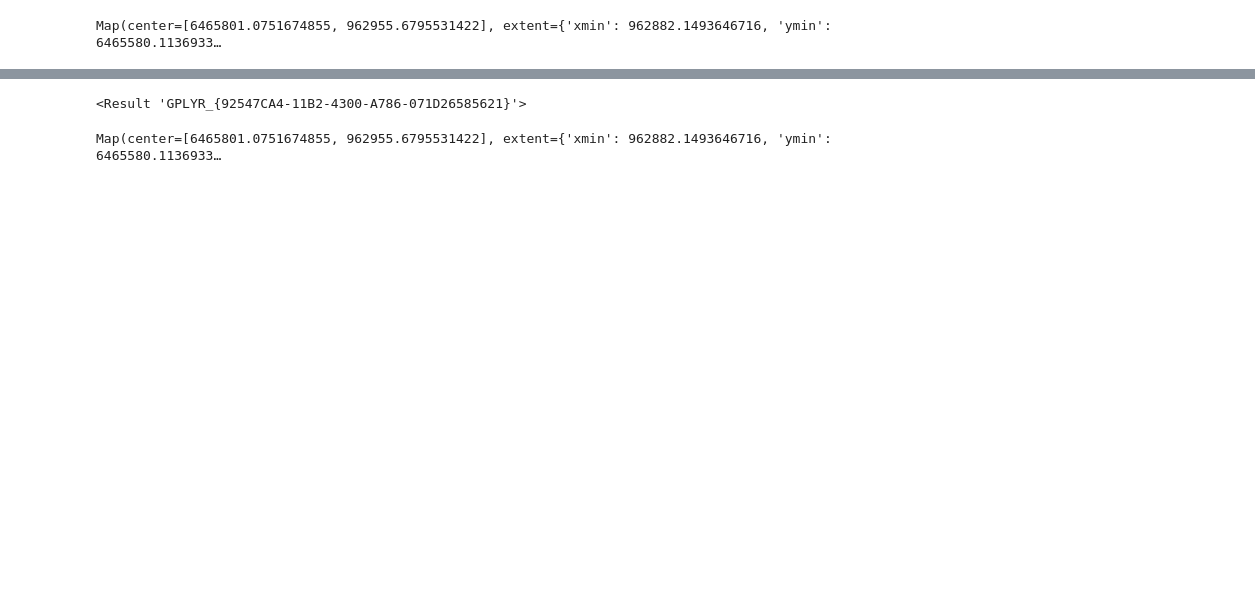
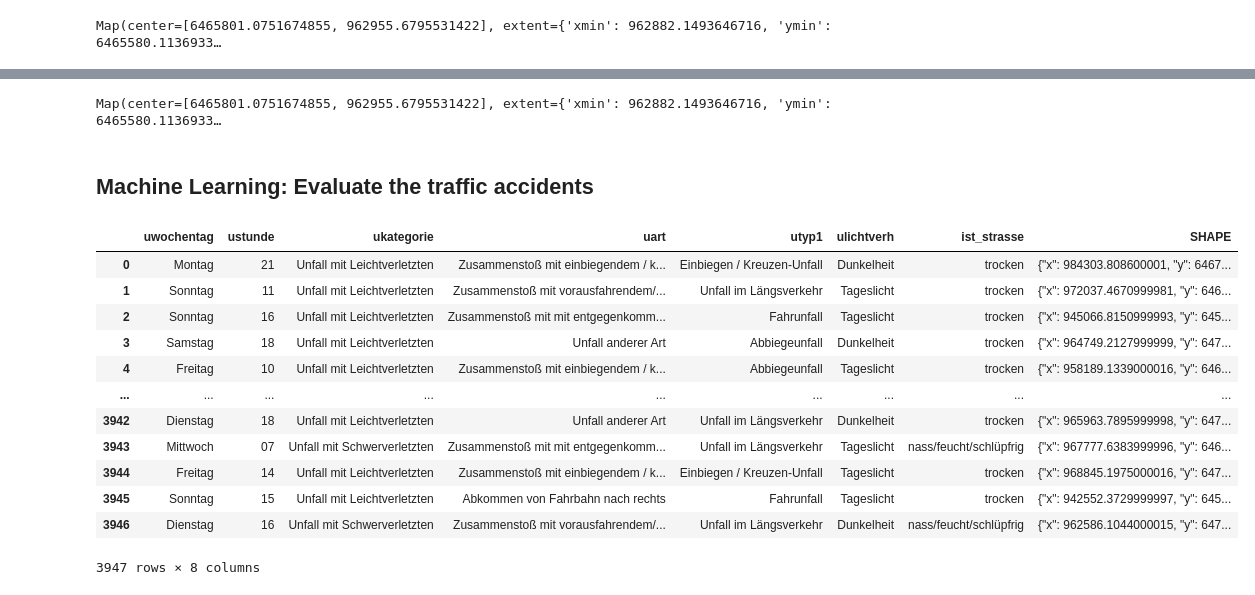
Before and after one commit to EsriDevEvents/spatial-data-science-examples, a Jupyter notebook: src/data-engineering/data_engineering/notebooks/UrbanDigitalTwin_Frankfurt.ipynb, the cells around one changed output, grey strips where cells are left out. Drawn from its saved outputs; the diff is of its cells as text; code cells hidden in the pictures; blank space fills up the shorter version.

Commit message:
Added the ML predict traffic accident sample

```diff
--- a/src/data-engineering/data_engineering/notebooks/UrbanDigitalTwin_Frankfurt.ipynb
+++ b/src/data-engineering/data_engineering/notebooks/UrbanDigitalTwin_Frankfurt.ipynb
@@ -17,9 +36,9 @@ from dotenv import load_dotenv
 
 def load_vars():
     load_dotenv(dotenv_path="../../../../.env", override=True)
-    return os.getenv("ARCGIS_API_KEY"), os.getenv("TRAFFIC_DATA_FILE"), os.getenv("TRAFFIC_FEATURES"), os.getenv("NETWORK_DATASET"), os.getenv("ELECTRIC_CAR_FEATURES")
+    return os.getenv("ARCGIS_API_KEY"), os.getenv("TRAFFIC_ACCIDENTS_FEATURES"), os.getenv("TRAFFIC_DATA_FILE"), os.getenv("TRAFFIC_FEATURES"), os.getenv("NETWORK_DATASET"), os.getenv("ELECTRIC_CAR_FEATURES")
 # %%
-api_key, traffic_data_filepath, traffic_features_filepath, network_dataset_filepath, electric_car_features_filepath = load_vars()
+api_key, traffic_accidents_features_filepath, traffic_data_filepath, traffic_features_filepath, network_dataset_filepath, electric_car_features_filepath = load_vars()
 # %% [markdown]
 ### Connect to your GIS portal
 # %%
@@ -266,24 +243,33 @@ charging_map.content.add(hottest_spots, drawing_info=drawing_info, options={"opa
-# %%
-input_barriers = "memory/barriers"
-hottest_spots.sdf.spatial.to_featureclass(input_barriers)
-AddLocations(analysis_layer, analysis_class_names["PolygonBarriers"], input_barriers)
-# %% [output]
-<Result 'GPLYR_{92547CA4-11B2-4300-A786-071D26585621}'>
-# %%
-# Solve again
-solve_result = Solve(analysis_layer)
-
-# Extract the solved routes
-output_routes = "memory/routes"
-CopyFeatures(analysis_class_names["CFRoutes"], output_routes)
-charging_routes = pd.DataFrame.spatial.from_featureclass(output_routes)
-
-# Put it on a map
-charging_map = create_map(gis)
-charging_stations.spatial.plot(charging_map, renderer=generate_car_renderer())
-charging_routes.spatial.plot(charging_map, renderer=generate_routes_renderer())
-charging_map.content.add(hottest_spots, drawing_info=drawing_info, options={"opacity": 0.3})
-charging_map.zoom = 12
-charging_map
-# %% [output]
-Map(center=[6465801.0751674855, 962955.6795531422], extent={'xmin': 962882.1493646716, 'ymin': 6465580.1136933…
+# %%
+# Solve it again
+charging_routes = solve_routing_problem(analysis_layer, nogo_areas=hottest_spots_fset.sdf)
+
+# Put it on a map
+charging_map = create_map(gis)
+charging_stations.spatial.plot(charging_map, renderer=generate_car_renderer())
+charging_routes.spatial.plot(charging_map, renderer=generate_routes_renderer())
+charging_map.content.add(hottest_spots, drawing_info=drawing_info, options={"opacity": 0.7})
+charging_map.zoom = 12
+charging_map
+# %% [output]
+Map(center=[6465801.0751674855, 962955.6795531422], extent={'xmin': 962882.1493646716, 'ymin': 6465580.1136933…
+# %% [markdown]
+## Machine Learning: Evaluate the traffic accidents
+# %%
+#traffic_accidents = fetch_traffic_accidents(gis, extent=Envelope(traffic_map_view.extent))
+traffic_accidents = read_traffic_accidents_features_by_extent(traffic_accidents_features_filepath, extent=Envelope(traffic_map_view.extent))
+traffic_accidents
+# %% [output]
+|  | uwochentag | ustunde | ukategorie | uart | utyp1 | ulichtverh | ist_strasse | SHAPE |
+| 0 | Montag | 21 | Unfall mit Leichtverletzten | Zusammenstoß mit einbiegendem / k... | Einbiegen / Kreuzen-Unfall | Dunkelheit | trocken | {"x": 984303.808600001, "y": 6467... |
+| 1 | Sonntag | 11 | Unfall mit Leichtverletzten | Zusammenstoß mit vorausfahrendem/... | Unfall im Längsverkehr | Tageslicht | trocken | {"x": 972037.4670999981, "y": 646... |
+| 2 | Sonntag | 16 | Unfall mit Leichtverletzten | Zusammenstoß mit mit entgegenkomm... | Fahrunfall | Tageslicht | trocken | {"x": 945066.8150999993, "y": 645... |
+| 3 | Samstag | 18 | Unfall mit Leichtverletzten | Unfall anderer Art | Abbiegeunfall | Dunkelheit | trocken | {"x": 964749.2127999999, "y": 647... |
+| 4 | Freitag | 10 | Unfall mit Leichtverletzten | Zusammenstoß mit einbiegendem / k... | Abbiegeunfall | Tageslicht | trocken | {"x": 958189.1339000016, "y": 646... |
+| ... | ... | ... | ... | ... | ... | ... | ... | ... |
+| 3942 | Dienstag | 18 | Unfall mit Leichtverletzten | Unfall anderer Art | Unfall im Längsverkehr | Dunkelheit | trocken | {"x": 965963.7895999998, "y": 647... |
+| 3943 | Mittwoch | 07 | Unfall mit Schwerverletzten | Zusammenstoß mit mit entgegenkomm... | Unfall im Längsverkehr | Tageslicht | nass/feucht/schlüpfrig | {"x": 967777.6383999996, "y": 646... |
+| 3944 | Freitag | 14 | Unfall mit Leichtverletzten | Zusammenstoß mit einbiegendem / k... | Einbiegen / Kreuzen-Unfall | Tageslicht | trocken | {"x": 968845.1975000016, "y": 647... |
+| 3945 | Sonntag | 15 | Unfall mit Leichtverletzten | Abkommen von Fahrbahn nach rechts | Fahrunfall | Tageslicht | trocken | {"x": 942552.3729999997, "y": 645... |
+| 3946 | Dienstag | 16 | Unfall mit Schwerverletzten | Zusammenstoß mit vorausfahrendem/... | Unfall im Längsverkehr | Dunkelheit | nass/feucht/schlüpfrig | {"x": 962586.1044000015, "y": 647... |
+3947 rows × 8 columns
```
Also changed, not shown: parts of 29 cells of this notebook, 2 other files.
